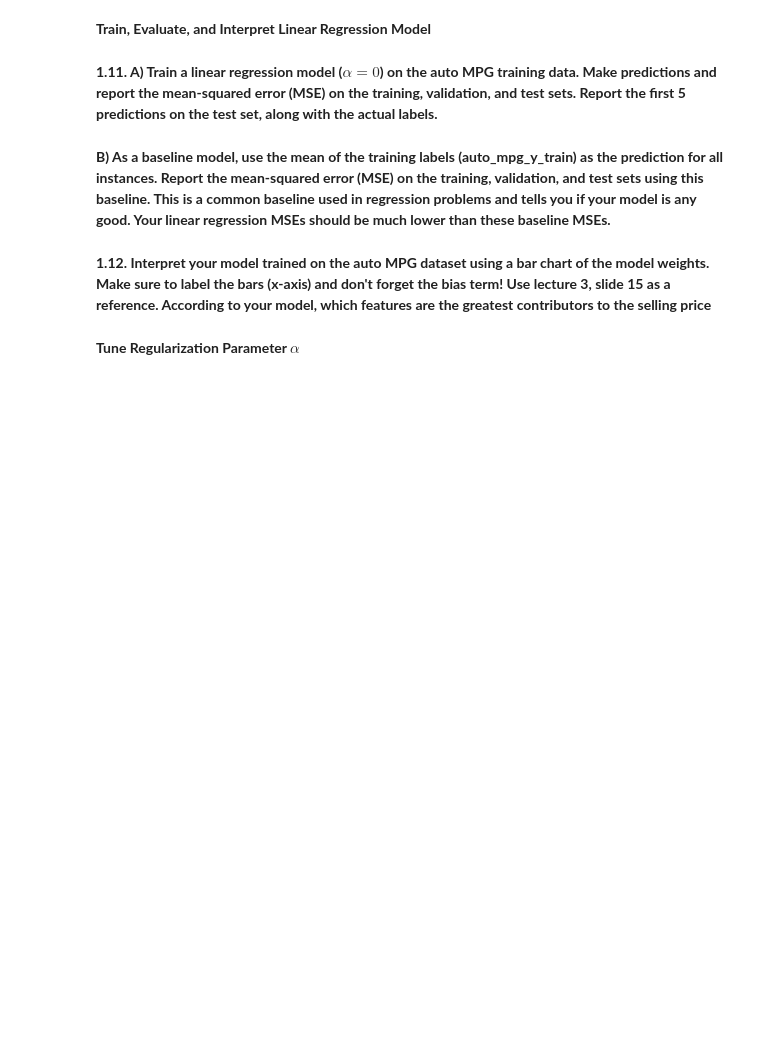
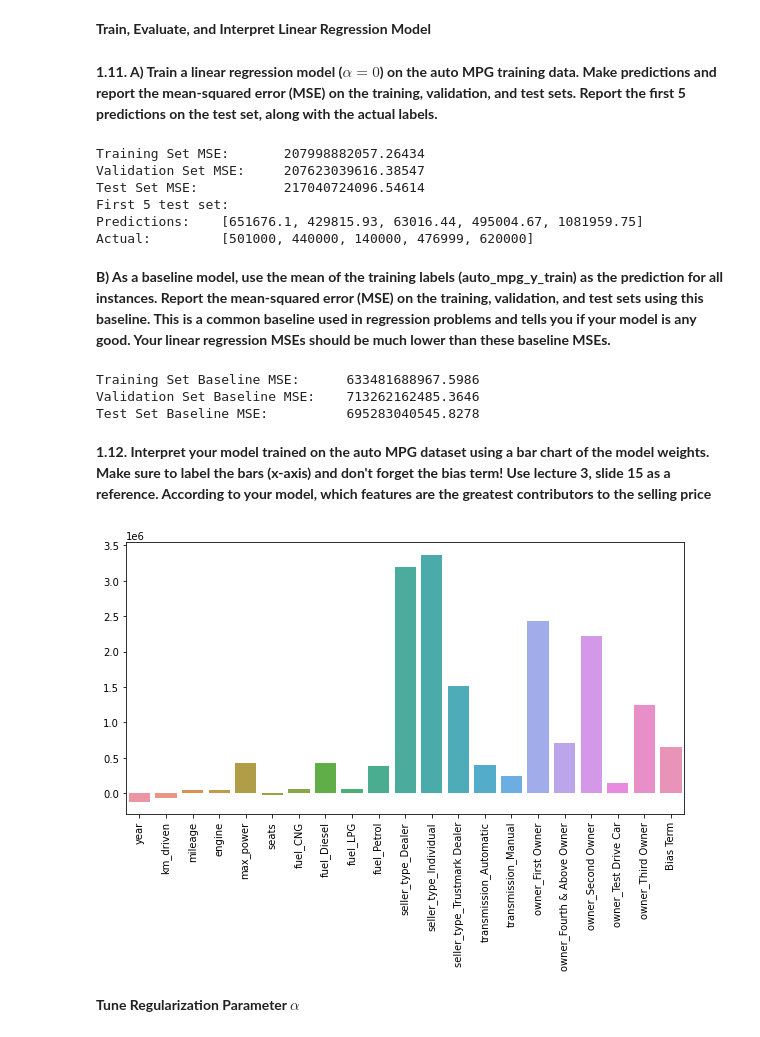
Before and after one commit to ekumar96/AppliedML_Project1-Linear_Logistic_SVM, a Jupyter notebook: HomeWork_1_Spring_22.ipynb, the cells around one changed output. Saved outputs shown, nothing was run; the diff lists cells and outputs as text; code cells hidden in the pictures; blank space fills up the shorter version.

Commit message:
Completed Hw1 First Pass

```diff
--- a/HomeWork_1_Spring_22.ipynb
+++ b/HomeWork_1_Spring_22.ipynb
@@ -444,7 +415,17 @@ class LinearRegression():
         -------
         None
         '''
-        ### Your code here
+
+        Xt = X.T
+        n = X.shape[1]
+        aI = self.alpha*np.identity(n)
+        XtX_aI = Xt.dot(X)+aI
+        # Instead of using this, which requires us to calculate the inverse (expensive),
+        # we can use np.linalg.solve
+        #inv = np.linalg.inv(XtX_aI)
+        #self.w = (inv.dot(Xt)).dot(y)
+        Xty = (X.T).dot(y)
+        self.w = np.linalg.solve(XtX_aI, Xty)
 
     def predict(self, X):
         '''Predicts on X using trained model.
@@ -457,4 +438,13 @@ class LinearRegression():
         -------
         y_pred: (m x 1) prediction vector
         '''
-        ### Your code here
+        y_pred = X.dot(self.w)
+        return y_pred
+# %%
+# Testing out functions
+test = LinearRegression(100)
+test.train(X_train, y_train)
+print("Learned weights " + str(test.w.shape))
+print(test.w)
+print("Prediction on X_val")
+print(test.predict(X_val))
@@ -464,14 +465,58 @@ class LinearRegression():
 **1.11. A) Train a linear regression model ($\alpha = 0$) on the auto MPG training data. Make predictions and report the mean-squared error (MSE) on the training, validation, and test sets. Report the first 5 predictions on the test set, along with the actual labels.**
 # %%
 ### Your code here
+linearRegModel = LinearRegression(0)
+linearRegModel.train(X_train, y_train)
+
+def mse(y_observed, y_predicted):
+    resid = np.square(y_observed-y_predicted)
+    return np.mean(resid)
+
+
+print("Training Set MSE:\t" + str(mse(y_train, linearRegModel.predict(X_train))))
+print("Validation Set MSE:\t" + str(mse(y_val, linearRegModel.predict(X_val))))
+print("Test Set MSE:\t\t" + str(mse(y_test, linearRegModel.predict(X_test))))
+print("First 5 test set:")
+predictions = linearRegModel.predict(X_test)
+print("Predictions:\t" + str([round(x, 2) for x in predictions[:5]]))
+print("Actual:\t\t" + str(y_test[:5].tolist()))
+# %% [output]
+Training Set MSE:       207998882057.26434
+Validation Set MSE:     207623039616.38547
+Test Set MSE:           217040724096.54614
+First 5 test set:
+Predictions:    [651676.1, 429815.93, 63016.44, 495004.67, 1081959.75]
+Actual:         [501000, 440000, 140000, 476999, 620000]
 # %% [markdown]
 **B) As a baseline model, use the mean of the training labels (auto_mpg_y_train) as the prediction for all instances. Report the mean-squared error (MSE) on the training, validation, and test sets using this baseline. This is a common baseline used in regression problems and tells you if your model is any good. Your linear regression MSEs should be much lower than these baseline MSEs.**
 # %%
 ### Your code here
+y_train_mean = np.mean(y_train)
+y_train_baseline = np.full((len(y_train), ), y_train_mean)
+print("Training Set Baseline MSE:\t" + str(mse(y_train, y_train_baseline)))
+
+y_val_mean = np.mean(y_val)
+y_val_baseline = np.full((len(y_val), ), y_val_mean)
+print("Validation Set Baseline MSE:\t" + str(mse(y_val, y_val_baseline)))
+
+y_test_mean = np.mean(y_test)
+y_test_baseline = np.full((len(y_test), ), y_test_mean)
+print("Test Set Baseline MSE:\t\t" + str(mse(y_test, y_test_baseline)))
+# %% [output]
+Training Set Baseline MSE:      633481688967.5986
+Validation Set Baseline MSE:    713262162485.3646
+Test Set Baseline MSE:          695283040545.8278
 # %% [markdown]
 **1.12. Interpret your model trained on the auto MPG dataset using a bar chart of the model weights. Make sure to label the bars (x-axis) and don't forget the bias term! Use lecture 3, slide 15 as a reference. According to your model, which features are the greatest contributors to the selling price**
 # %%
 ### Your code here
+features = list(transformed_auto_df.columns)
+features.append("Bias Term")
+fig = plt.figure(figsize = (10,5))
+ax = sns.barplot(x=features, y=linearRegModel.w)
+ax.tick_params(axis='x', rotation=90)
+# %% [output]
+[figure, added]
 # %% [markdown]
 **Tune Regularization Parameter $\alpha$**
 # %% [markdown]
```
Also changed, not shown: parts of 27 cells of this notebook, 2 other files.
